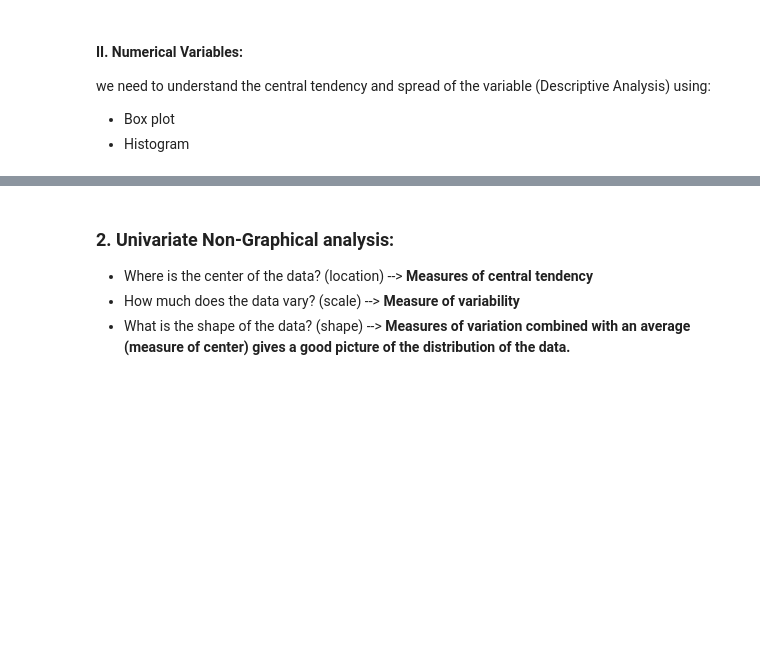
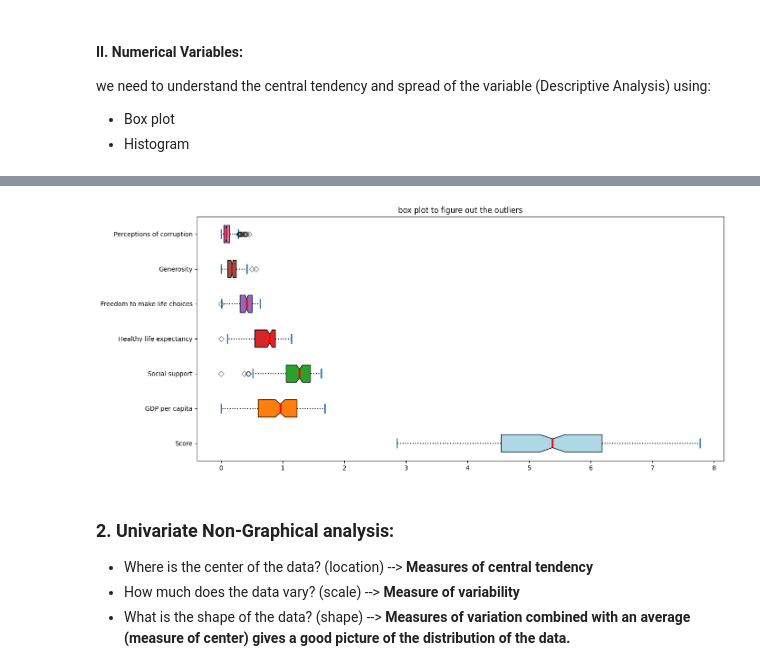
Before and after one commit to Tw-0l/Happiness-Report, a Jupyter notebook: EDA explain template.ipynb, the cells around one changed output, grey strips where cells are left out. Saved outputs shown, nothing was run; the diff lists cells and outputs as text; code cells hidden in the pictures; blank space fills up the shorter version.

```diff
--- a/EDA explain template.ipynb
+++ b/EDA explain template.ipynb
@@ -564,3 +661,52 @@ we need to understand the central tendency and spread of the variable (Descripti
+# %%
+import matplotlib.pyplot as plt
+
+fig = plt.figure(figsize =(15, 7))
+ax = fig.add_subplot(111)
+
+
+bp = ax.boxplot(data_2019[['Score','GDP per capita','Social support',
+                            'Healthy life expectancy','Freedom to make life choices',
+                            'Generosity','Perceptions of corruption']].values,
+                patch_artist=True, notch=True, vert=0)
+
+colors = ['lightblue', '#ff7f0e', '#2ca02c', '#d62728', '#9467bd', '#8c564b', '#e377c2']
+
+for patch, color in zip(bp['boxes'], colors):
+    patch.set_facecolor(color)
+
+# Changing color and linewidth of whiskers
+for whisker in bp['whiskers']:
+    whisker.set(color ='black', linewidth=1.5, linestyle=':')
+
+# Changing color and linewidth of caps
+for cap in bp['caps']:
+    cap.set(color ='#1f77b4', linewidth=2)
+
+# Changing color and linewidth of medians
+for median in bp['medians']:
+    median.set(color='red', linewidth=3)
+
+# Changing style of fliers
+for flier in bp['fliers']:
+    flier.set(marker='D', color='#e7298a', alpha=0.5)
+
+# X-axis labels
+ax.set_yticklabels(['Score','GDP per capita','Social support',
+                    'Healthy life expectancy','Freedom to make life choices',
+                    'Generosity','Perceptions of corruption'])
+
+# Adding title
+plt.title("box plot to figure out the outliers")
+
+# Removing top axes and right axes ticks
+ax.get_xaxis().tick_bottom()
+ax.get_yaxis().tick_left()
+
+# Show plot
+plt.show()
+# %% [output]
+[figure, added]
 # %% [markdown]
 ### 2. Univariate Non-Graphical analysis:
 
```
Also changed, not shown: parts of 19 cells of this notebook, 1 other file.
